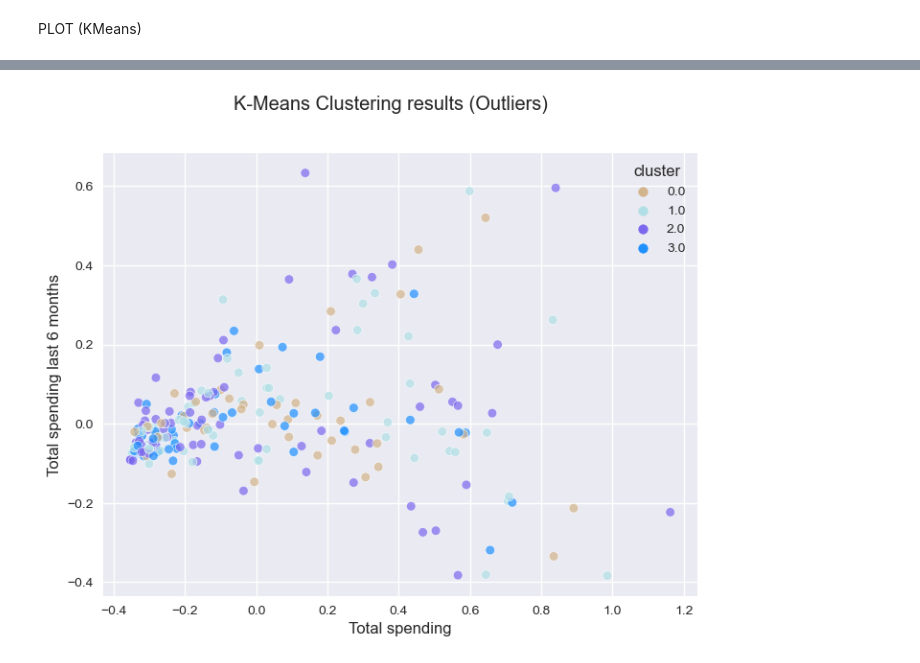
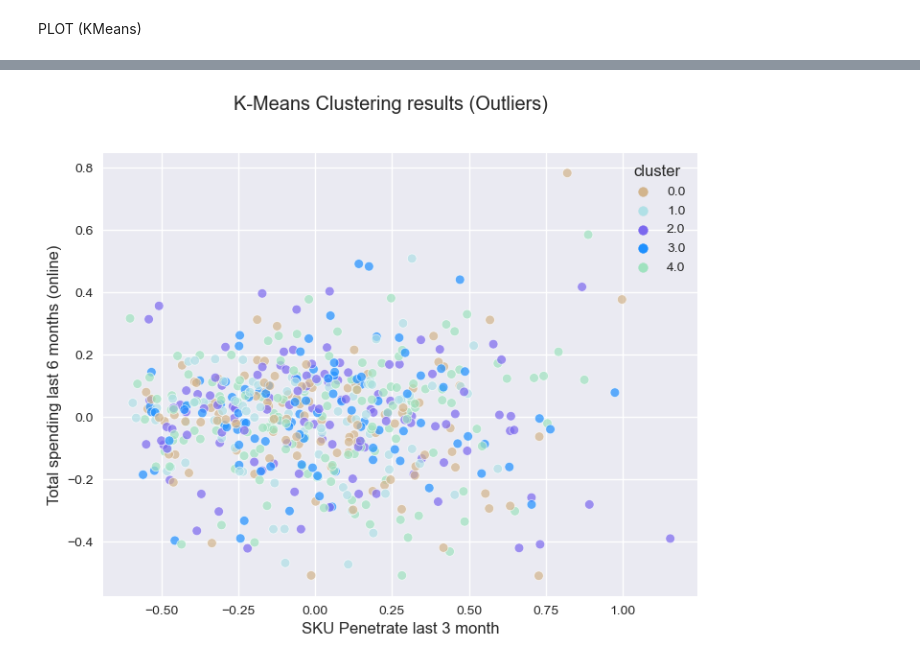
Before and after one commit to HikariJadeEmpire/AdvancedAnalytics-MADT8101, a Jupyter notebook: Week05_CustomerSegmentation/week5-Segmentation.ipynb, the cells around one changed output, grey strips where cells are left out. Drawn from its saved outputs; the diff is of its cells as text; code cells hidden in the pictures.

```diff
--- a/Week05_CustomerSegmentation/week5-Segmentation.ipynb
+++ b/Week05_CustomerSegmentation/week5-Segmentation.ipynb
@@ -336,3 +336,9 @@ Data columns (total 23 columns):
  22  ticket_size_6m         575031 non-null  float64
 dtypes: float64(21), int64(1), object(1)
 memory usage: 105.3+ MB
+# %%
+q_low = df['total_amount'].quantile(0.01)
+q_hi  = df['total_amount'].quantile(0.99)
+
+df2 = df[(df['total_amount'] > q_hi)] # Outliers
+df = df[(df['total_amount'] <= q_hi)]
@@ -469,7 +477,7 @@ See the caveats in the documentation: https://pandas.pydata.org/pandas-docs/stab
 # %%
 # Outliers
 
-cl = KMeans(n_clusters=4, random_state=0)
+cl = KMeans(n_clusters=5, n_init = 'auto', random_state=0)
 
 df2['cluster'] = cl.fit(dfk_outler).labels_
 df2
@@ -611,20 +614,20 @@ plt.show()
 # %%
 # Getting unique labels
 
 dfk_outler['cluster'] = df2['cluster']
 
 # plotting the results:
 
 plt.style.use('seaborn-v0_8')
 
 fig, axe = plt.subplots(figsize=(8,6))
 
 color_dict = dict({0:'#D2B48C', 1:'#B0E0E6',
                   2: '#7B68EE',3: '#1E90FF',4: '#9FE2BF'})
 
 g = sns.scatterplot(data = dfk_outler , x=0, y=1, hue="cluster", ax=axe ,alpha=0.7, palette=color_dict)
-axe.set(xlabel='Total spending', ylabel='Total spending last 6 months')
+axe.set(xlabel='SKU Penetrate last 3 month', ylabel='Total spending last 6 months (online)')
 fig.suptitle("K-Means Clustering results (Outliers)")
 plt.show()
 # %% [output]
-[figure, old version]
+[figure, new version]
```
Also changed, not shown: parts of 16 cells of this notebook.
